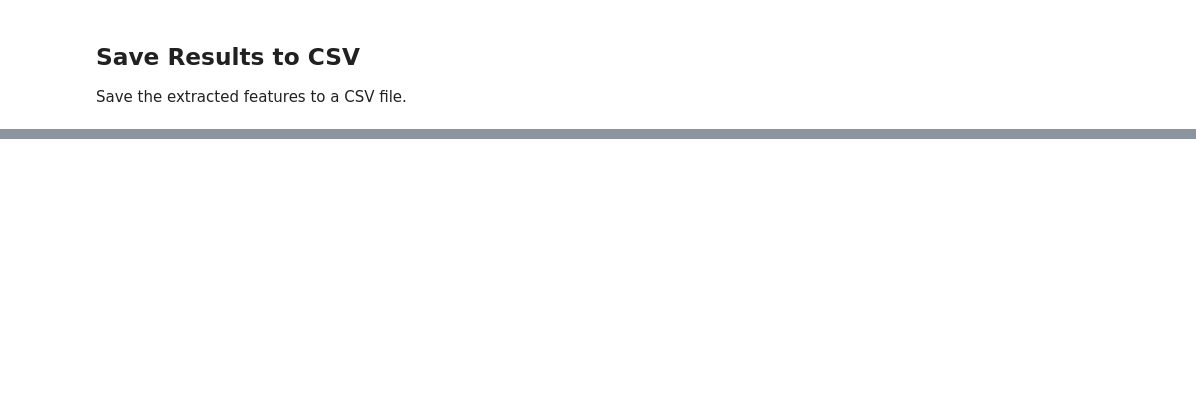
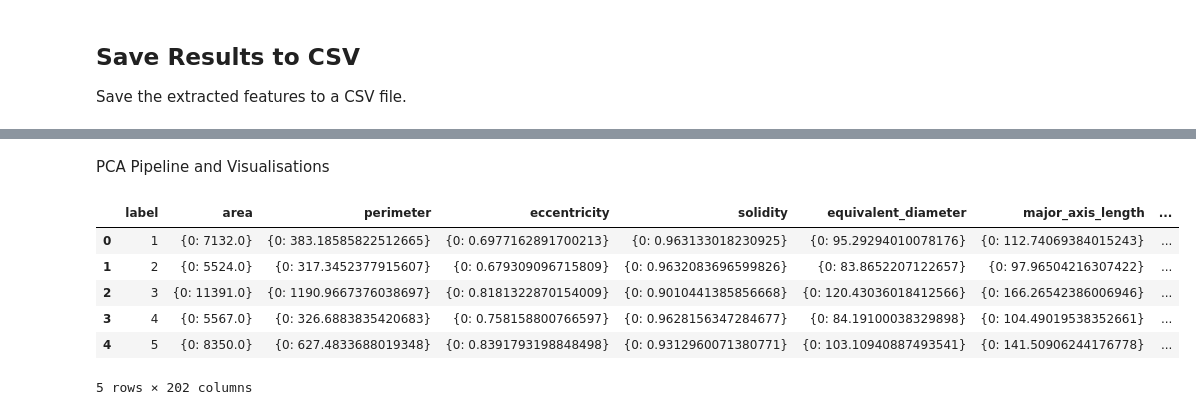
Before and after one commit to ByteCommitter/Nuclear-Feature-Extractor, a Jupyter notebook: notebooks/Full_Nuclear_Feature_Extraction.ipynb, the cells around one changed output, grey strips where cells are left out. Cells and saved outputs as stored; diff of their text form; code cells hidden in the pictures; blank space fills up the shorter version.

```diff
--- a/notebooks/Full_Nuclear_Feature_Extraction.ipynb
+++ b/notebooks/Full_Nuclear_Feature_Extraction.ipynb
@@ -303,0 +669,16 @@ Texture features: glcm_contrast, glcm_correlation, etc.
+# %% [markdown]
+PCA Pipeline and Visualisations
+# %%
+import pandas as pd
+
+df=pd.read_csv('/Users/rishabhgoyal/Desktop/BIO DOP/Nuclear-Feature-Extractor/results/008_G10_raw_features_20250318_005509.csv')
+
+df.head()
+# %% [output]
+|  | label | area | perimeter | eccentricity | solidity | equivalent_diameter | major_axis_length | ... |
+| 0 | 1 | {0: 7132.0} | {0: 383.18585822512665} | {0: 0.6977162891700213} | {0: 0.963133018230925} | {0: 95.29294010078176} | {0: 112.74069384015243} | ... |
+| 1 | 2 | {0: 5524.0} | {0: 317.3452377915607} | {0: 0.679309096715809} | {0: 0.9632083696599826} | {0: 83.8652207122657} | {0: 97.96504216307422} | ... |
+| 2 | 3 | {0: 11391.0} | {0: 1190.9667376038697} | {0: 0.8181322870154009} | {0: 0.9010441385856668} | {0: 120.43036018412566} | {0: 166.26542386006946} | ... |
+| 3 | 4 | {0: 5567.0} | {0: 326.6883835420683} | {0: 0.758158800766597} | {0: 0.9628156347284677} | {0: 84.19100038329898} | {0: 104.49019538352661} | ... |
+| 4 | 5 | {0: 8350.0} | {0: 627.4833688019348} | {0: 0.8391793198848498} | {0: 0.9312960071380771} | {0: 103.10940887493541} | {0: 141.50906244176778} | ... |
+5 rows × 202 columns
```
Also changed, not shown: parts of 9 cells of this notebook.
